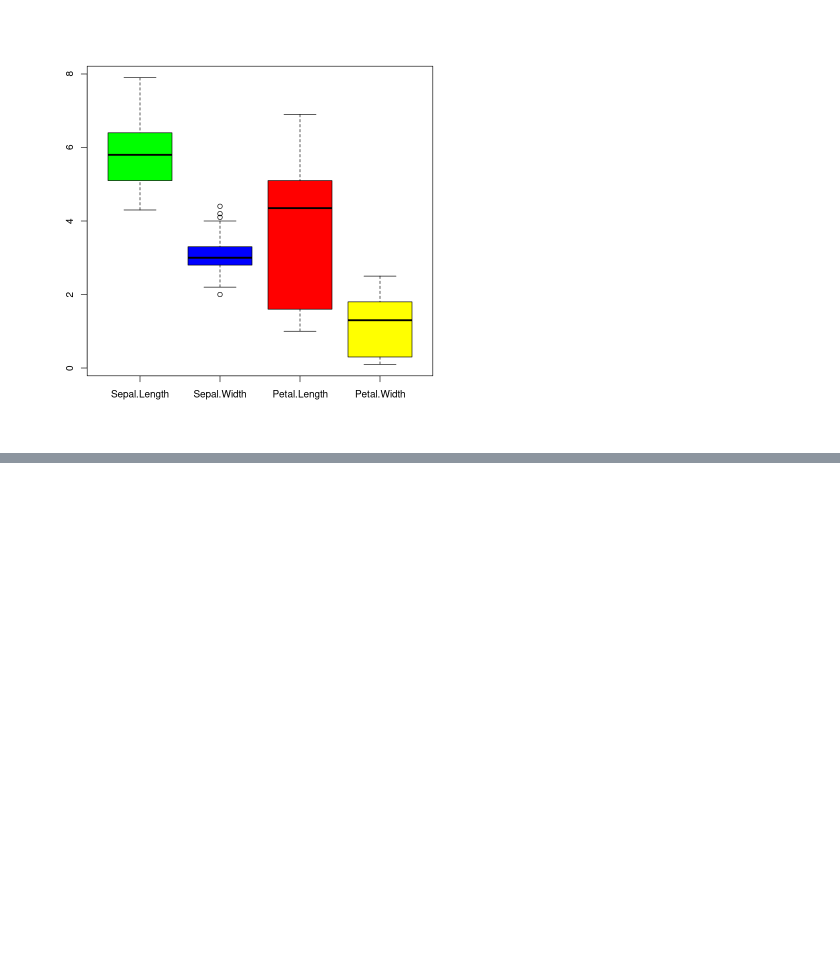
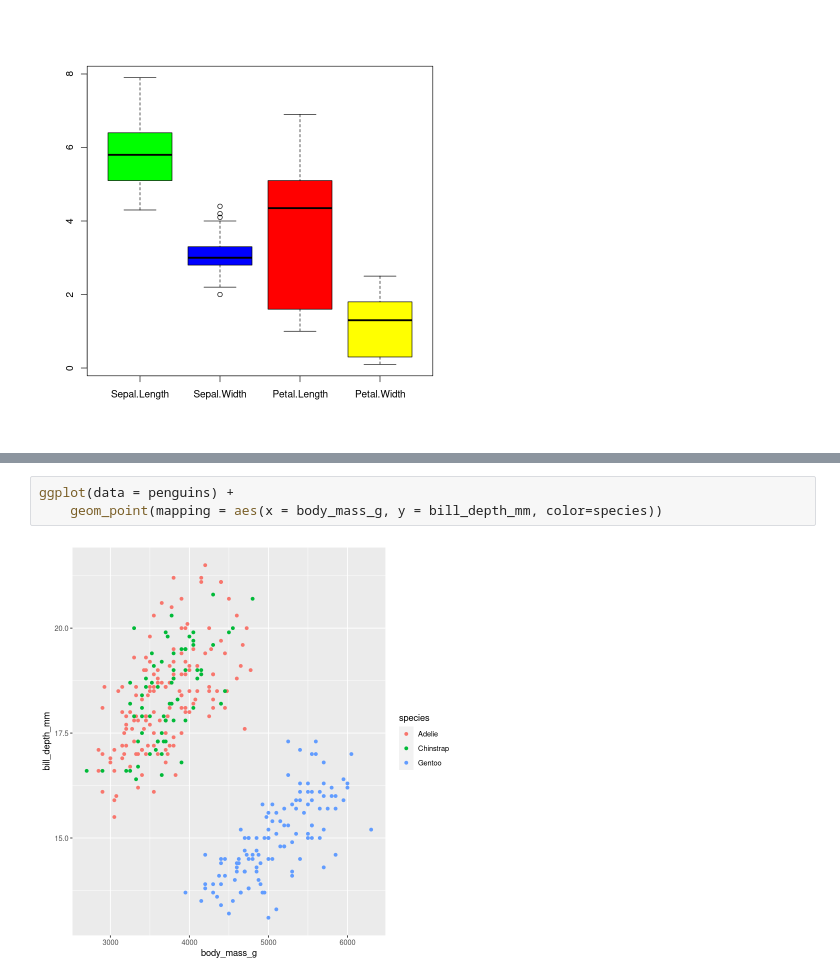
Before and after one commit to wisaaco/TxADM, a Jupyter notebook: docs/notebooks/Part1/03_R_Descripcion/04_Visualizacion.ipynb, the cells around one changed output, grey strips where cells are left out. Drawn from its saved outputs; the diff is of its cells as text; blank space fills up the shorter version.

```diff
--- a/docs/notebooks/Part1/03_R_Descripcion/04_Visualizacion.ipynb
+++ b/docs/notebooks/Part1/03_R_Descripcion/04_Visualizacion.ipynb
@@ -99,0 +165,5 @@ library(ggplot2)
+# %%
+ggplot(data = penguins) +
+    geom_point(mapping = aes(x = body_mass_g, y = bill_depth_mm, color=species))
+# %% [output]
+[figure, added]
```
Also changed, not shown: parts of 25 cells of this notebook.
